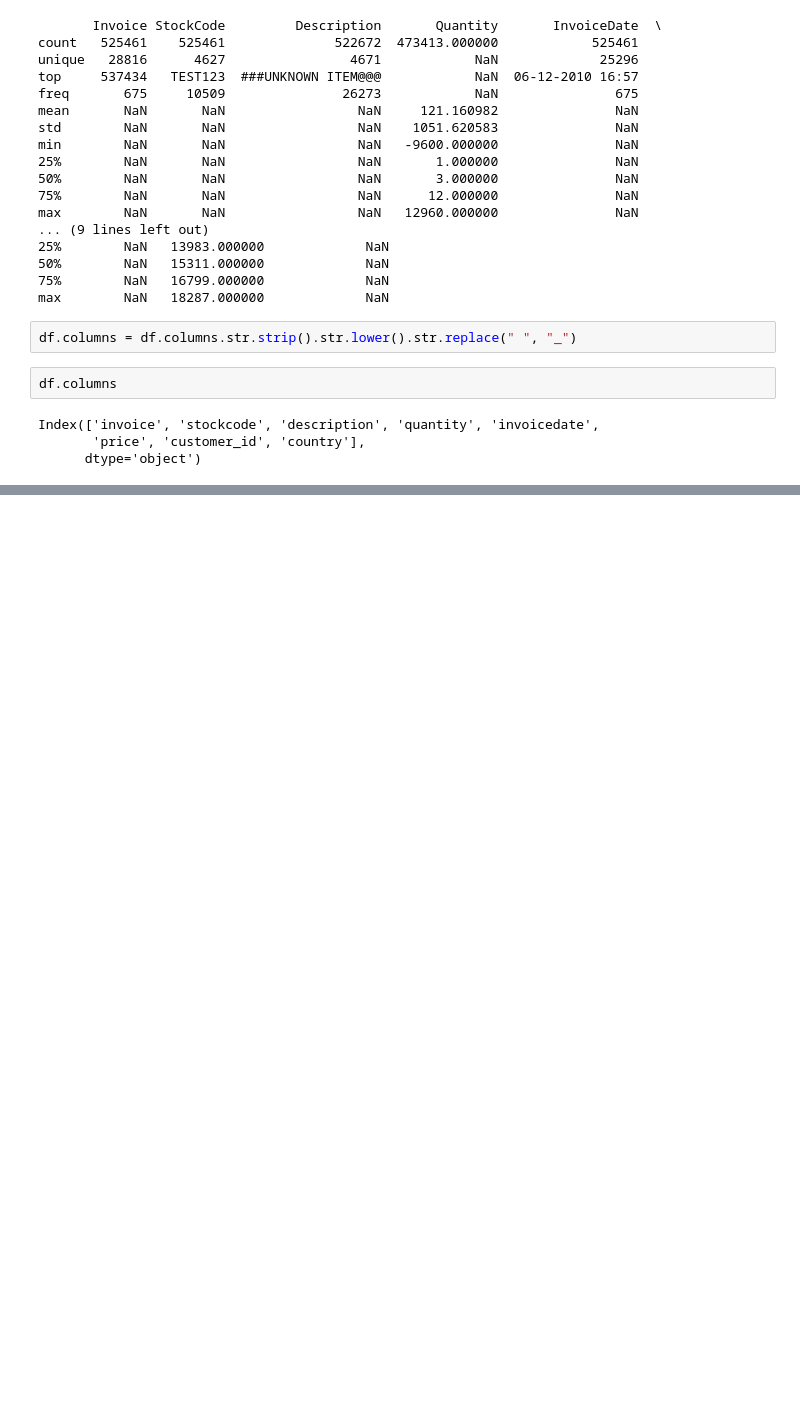
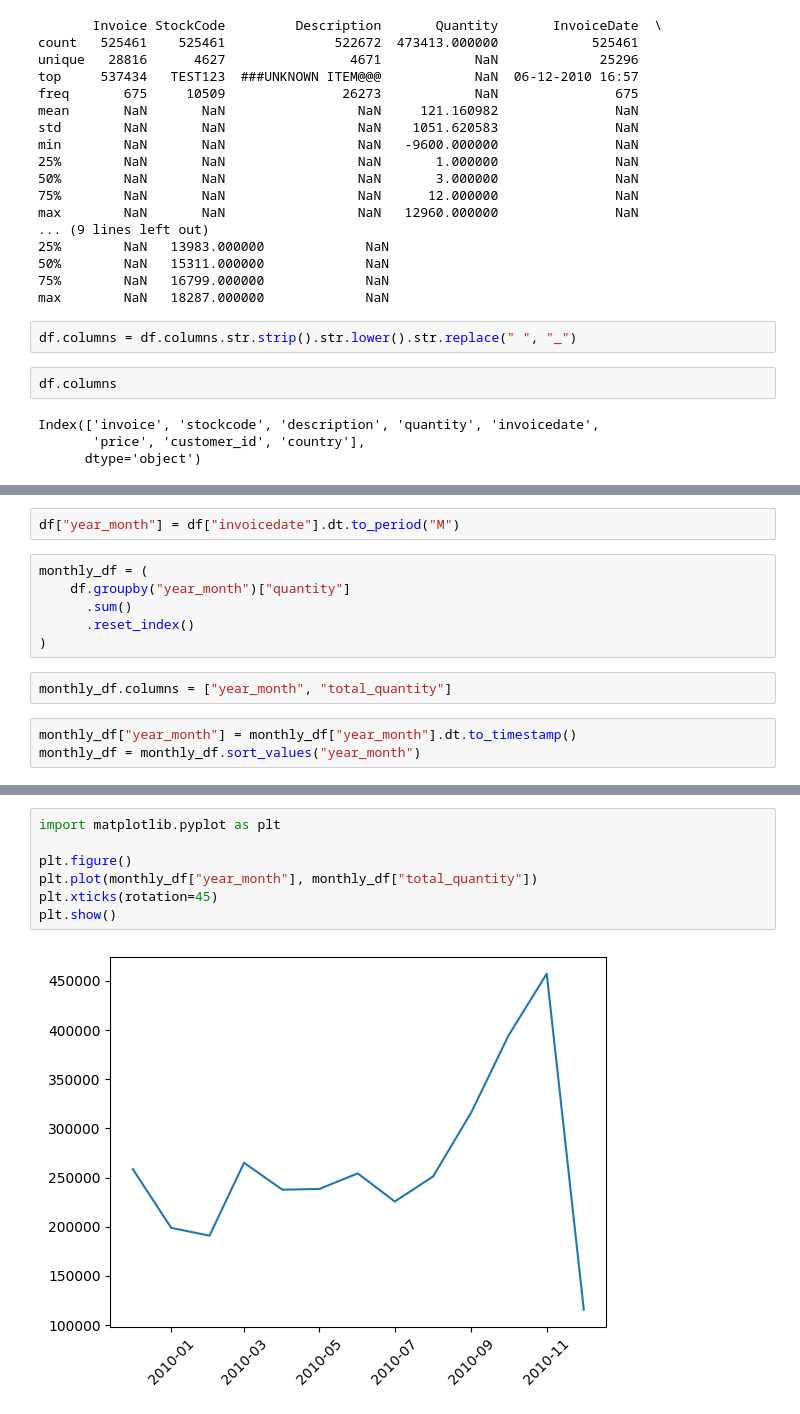
Before and after one commit to abh616/noisy_data_proc_prac, a Jupyter notebook: cleaning_noisy.ipynb, the cells around one changed output, grey strips where cells are left out. Drawn from its saved outputs; the diff is of its cells as text; blank space fills up the shorter version.

```diff
--- a/cleaning_noisy.ipynb
+++ b/cleaning_noisy.ipynb
@@ -74,0 +455,13 @@ Index(['invoice', 'stockcode', 'description', 'quantity', 'invoicedate',
+# %%
+df["year_month"] = df["invoicedate"].dt.to_period("M")
+# %%
+monthly_df = (
+    df.groupby("year_month")["quantity"]
+      .sum()
+      .reset_index()
+)
+# %%
+monthly_df.columns = ["year_month", "total_quantity"]
+# %%
+monthly_df["year_month"] = monthly_df["year_month"].dt.to_timestamp()
+monthly_df = monthly_df.sort_values("year_month")
@@ -74,0 +498,9 @@ Index(['invoice', 'stockcode', 'description', 'quantity', 'invoicedate',
+# %%
+import matplotlib.pyplot as plt
+
+plt.figure()
+plt.plot(monthly_df["year_month"], monthly_df["total_quantity"])
+plt.xticks(rotation=45)
+plt.show()
+# %% [output]
+[figure, added]
```
Also changed, not shown: parts of 85 cells of this notebook.
